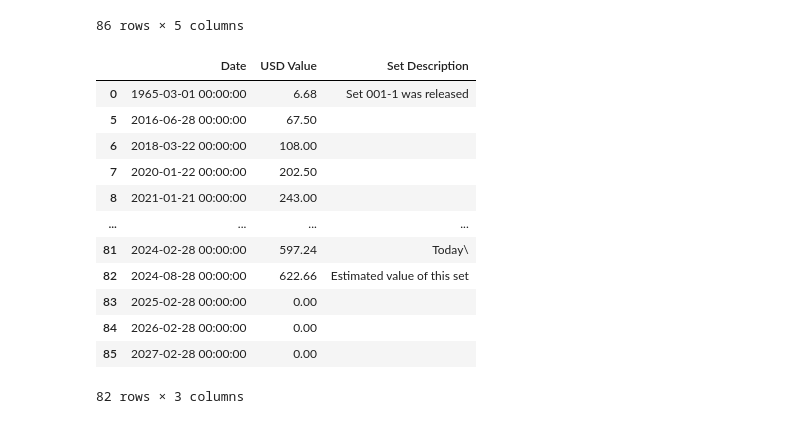
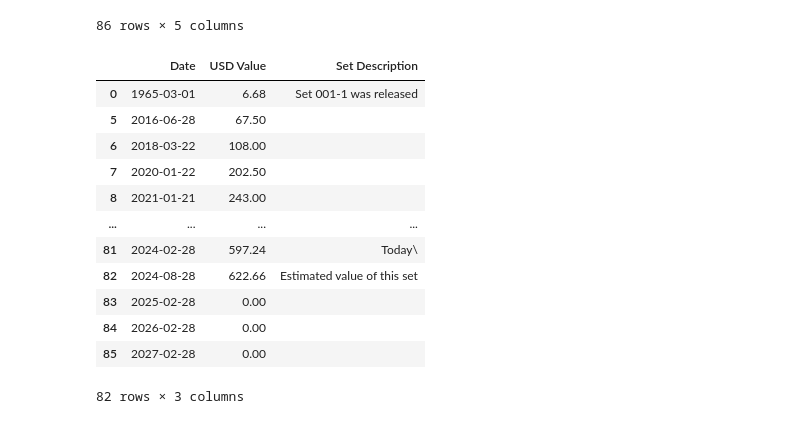
Before and after one commit to AlgoETS/LegosTracker, a Jupyter notebook: analyse.ipynb, the cells around one changed output. Cells and saved outputs as stored; diff of their text form; code cells hidden in the pictures.

```diff
--- a/analyse.ipynb
+++ b/analyse.ipynb
@@ -133,42 +135,44 @@ df_0011
 # %%
 # Step 1: Remove duplicate rows
 df_0011.drop_duplicates(inplace=True)
 
 # Step 2: Handle missing values in the 'Currency Value' column
 df_0011['Currency Value'] = df_0011['Currency Value'].fillna(0)
 
 # Step 3: Standardize currency values to USD
 # Remove currency symbols and any other non-numeric characters
 df_0011['Currency Value'] = df_0011['Currency Value'].str.replace('[^\d.]', '', regex=True)
 # Convert to float
 df_0011['Currency Value'] = pd.to_numeric(df_0011['Currency Value'], errors='coerce')
 
 # Step 4: Drop unnecessary columns
 df_0011.drop(['Value', 'Status'], axis=1, inplace=True)
 
+df_0011['Date'] = pd.to_datetime(df_0011['Date'], errors='coerce')
+
 # Step 5: Rename columns for clarity
 df_0011.rename(columns={'Currency Value': 'USD Value', 'Description': 'Set Description'}, inplace=True)
 
 # remove NAN values
 df_0011['USD Value'] = df_0011['USD Value'].fillna(0)
 
 # Step 6: Remove leading and trailing whitespace from the 'Set Description' column
 df_0011['Set Description'] = df_0011['Set Description'].str.strip()
 df_0011['Set Description'] = df_0011['Set Description'].fillna('')
 
 df_0011
 # %% [output]
 |  | Date | USD Value | Set Description |
-| 0 | 1965-03-01 00:00:00 | 6.68 | Set 001-1 was released |
-| 5 | 2016-06-28 00:00:00 | 67.50 |  |
-| 6 | 2018-03-22 00:00:00 | 108.00 |  |
-| 7 | 2020-01-22 00:00:00 | 202.50 |  |
-| 8 | 2021-01-21 00:00:00 | 243.00 |  |
+| 0 | 1965-03-01 | 6.68 | Set 001-1 was released |
+| 5 | 2016-06-28 | 67.50 |  |
+| 6 | 2018-03-22 | 108.00 |  |
+| 7 | 2020-01-22 | 202.50 |  |
+| 8 | 2021-01-21 | 243.00 |  |
 | ... | ... | ... | ... |
-| 81 | 2024-02-28 00:00:00 | 597.24 | Today\ |
-| 82 | 2024-08-28 00:00:00 | 622.66 | Estimated value of this set |
-| 83 | 2025-02-28 00:00:00 | 0.00 |  |
-| 84 | 2026-02-28 00:00:00 | 0.00 |  |
-| 85 | 2027-02-28 00:00:00 | 0.00 |  |
+| 81 | 2024-02-28 | 597.24 | Today\ |
+| 82 | 2024-08-28 | 622.66 | Estimated value of this set |
+| 83 | 2025-02-28 | 0.00 |  |
+| 84 | 2026-02-28 | 0.00 |  |
+| 85 | 2027-02-28 | 0.00 |  |
 82 rows × 3 columns
 # %%
```
Also changed, not shown: parts of 5 cells of this notebook.
